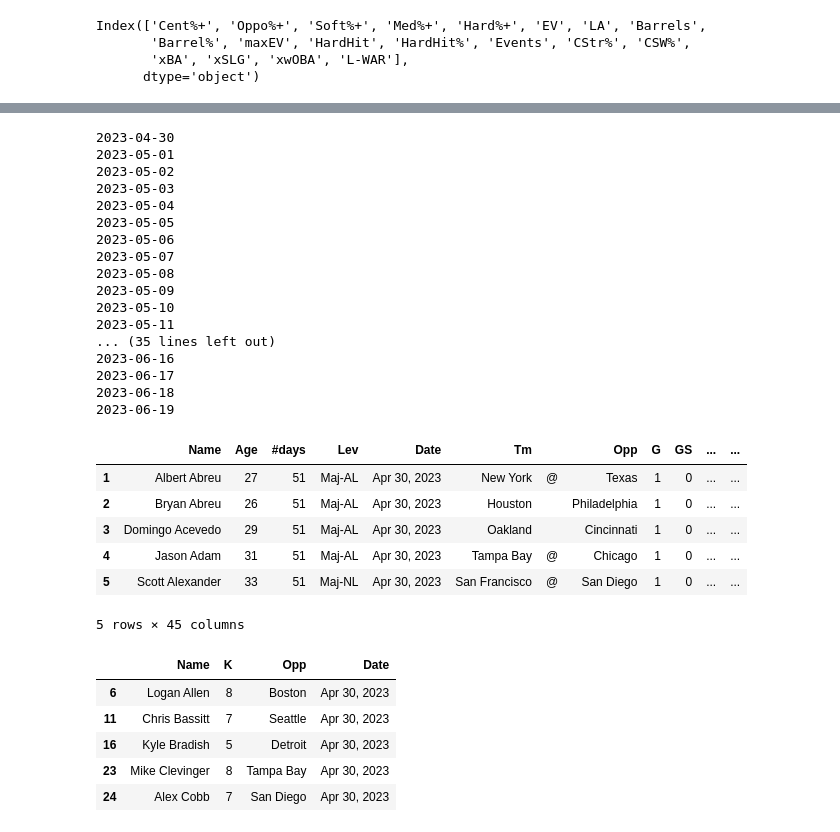
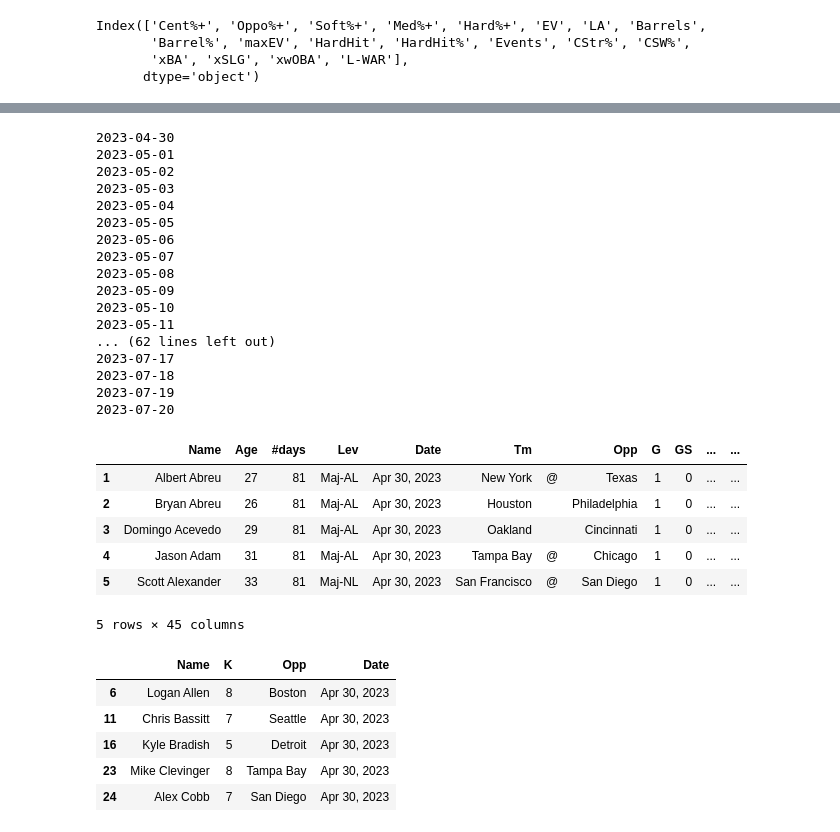
Before and after one commit to mcgillies/PitcherGamePreds, a Jupyter notebook: base_data_exploration.ipynb, the cells around one changed output, grey strips where cells are left out. Saved outputs shown, nothing was run; the diff lists cells and outputs as text; code cells hidden in the pictures.

```diff
--- a/base_data_exploration.ipynb
+++ b/base_data_exploration.ipynb
@@ -118,43 +118,46 @@ team_data.head()
 sdate = date(2023,4,30)
 edate = datetime.today()-timedelta(days=1)
 edate = datetime.strftime(edate, '%Y-%m-%d')
 dates = pd.date_range(sdate,edate,freq='d')
 dates = list(dates.format())
+remove = ['2023-07-10', '2023-07-11', '2023-07-12', '2023-07-13']
+for x in remove:
+    dates.remove(x)
 # print(dates)
 dfs = []
 for x in dates:
     print(x)
     time.sleep(15)
     pdd = pb.pitching_stats_range(x)
     dfs.append(pdd)
 # pitch_data_daily = pb.pitching_stats_range("2023-05-28")
 pitch_data_daily = pd.concat(dfs)
 pitch_data_daily.to_csv("data/pitcher_daily_stats.csv")
 pitch_data_daily.head()
 # %% [output]
 2023-04-30
 2023-05-01
 2023-05-02
 2023-05-03
 2023-05-04
 2023-05-05
 2023-05-06
 2023-05-07
 2023-05-08
 2023-05-09
 2023-05-10
 2023-05-11
-... (35 lines left out)
-2023-06-16
-2023-06-17
-2023-06-18
-2023-06-19
+... (62 lines left out)
+2023-07-17
+2023-07-18
+2023-07-19
+2023-07-20
 |  | Name | Age | #days | Lev | Date | Tm |  | Opp | G | GS | ... | ... |
-| 1 | Albert Abreu | 27 | 51 | Maj-AL | Apr 30, 2023 | New York | @ | Texas | 1 | 0 | ... | ... |
-| 2 | Bryan Abreu | 26 | 51 | Maj-AL | Apr 30, 2023 | Houston |  | Philadelphia | 1 | 0 | ... | ... |
-| 3 | Domingo Acevedo | 29 | 51 | Maj-AL | Apr 30, 2023 | Oakland |  | Cincinnati | 1 | 0 | ... | ... |
-| 4 | Jason Adam | 31 | 51 | Maj-AL | Apr 30, 2023 | Tampa Bay | @ | Chicago | 1 | 0 | ... | ... |
-| 5 | Scott Alexander | 33 | 51 | Maj-NL | Apr 30, 2023 | San Francisco | @ | San Diego | 1 | 0 | ... | ... |
+| 1 | Albert Abreu | 27 | 81 | Maj-AL | Apr 30, 2023 | New York | @ | Texas | 1 | 0 | ... | ... |
+| 2 | Bryan Abreu | 26 | 81 | Maj-AL | Apr 30, 2023 | Houston |  | Philadelphia | 1 | 0 | ... | ... |
+| 3 | Domingo Acevedo | 29 | 81 | Maj-AL | Apr 30, 2023 | Oakland |  | Cincinnati | 1 | 0 | ... | ... |
+| 4 | Jason Adam | 31 | 81 | Maj-AL | Apr 30, 2023 | Tampa Bay | @ | Chicago | 1 | 0 | ... | ... |
+| 5 | Scott Alexander | 33 | 81 | Maj-NL | Apr 30, 2023 | San Francisco | @ | San Diego | 1 | 0 | ... | ... |
 5 rows × 45 columns
 # %%
 daily_ks = pitch_data_daily[['Name', 'SO', 'Opp', 'GS', 'Date']]
```
Also changed, not shown: parts of 6 cells of this notebook, 8 other files.
